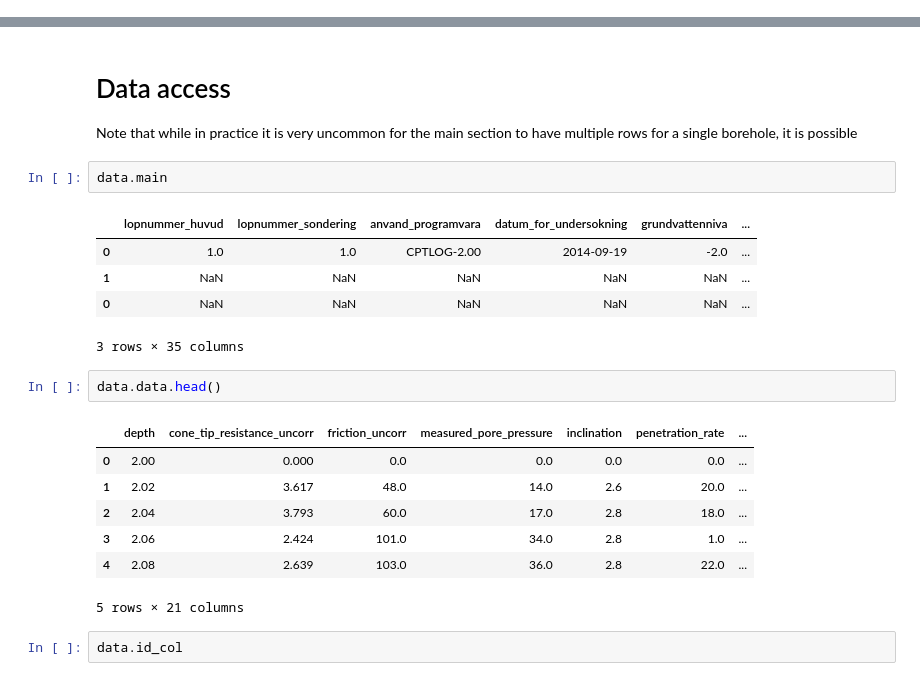
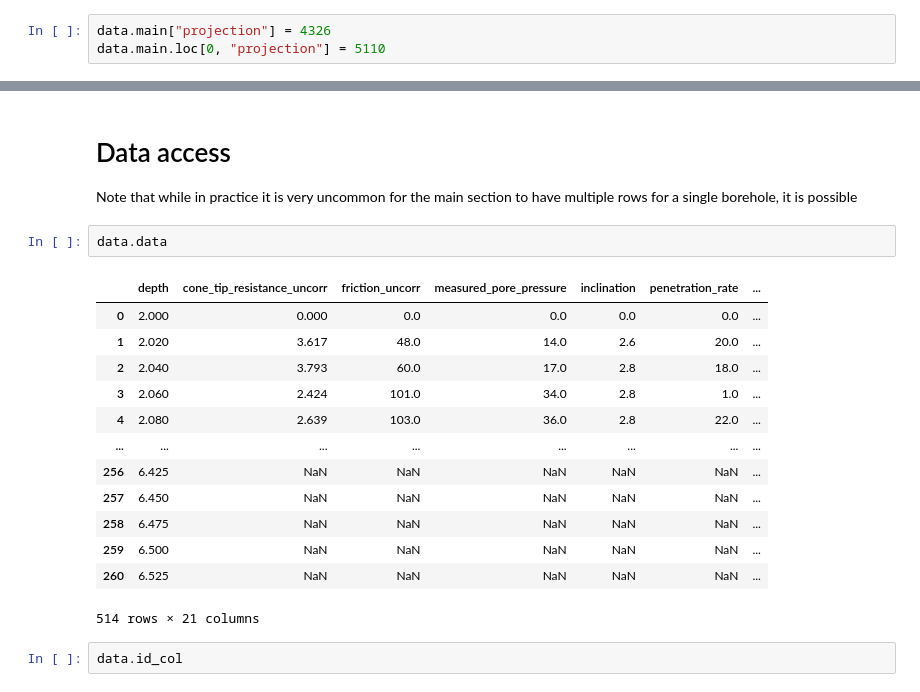
Before and after one commit to emerald-geomodelling/libsgfdata, a Jupyter notebook: docs/Example usage.ipynb, the cells around one changed output, grey strips where cells are left out. Drawn from its saved outputs; the diff is of its cells as text.

```diff
--- a/docs/Example usage.ipynb
+++ b/docs/Example usage.ipynb
@@ -22,6 +22,9 @@ Some of the non-standard extensions to the SGF data format, such as the Geotech
 data = libsgfdata.SGFData("../multi.sgf", normalize=True)
 # %% [markdown]
 or alternatively later using
+# %%
+data.main["projection"] = 4326
+data.main.loc[0, "projection"] = 5110
 # %%
 data = data.normalize()
 # %%
@@ -50,23 +60,21 @@ max                  0.0
 Note that while in practice it is very uncommon for the main section to have multiple rows
 for a single borehole, it is possible
 # %%
-data.main
+data.data
 # %% [output]
-|  | lopnummer_huvud | lopnummer_sondering | anvand_programvara | datum_for_undersokning | grundvattenniva | ... |
-| 0 | 1.0 | 1.0 | CPTLOG-2.00 | 2014-09-19 | -2.0 | ... |
-| 1 | NaN | NaN | NaN | NaN | NaN | ... |
-| 0 | NaN | NaN | NaN | NaN | NaN | ... |
+|  | depth | cone_tip_resistance_uncorr | friction_uncorr | measured_pore_pressure | inclination | penetration_rate | ... |
+| 0 | 2.000 | 0.000 | 0.0 | 0.0 | 0.0 | 0.0 | ... |
+| 1 | 2.020 | 3.617 | 48.0 | 14.0 | 2.6 | 20.0 | ... |
+| 2 | 2.040 | 3.793 | 60.0 | 17.0 | 2.8 | 18.0 | ... |
+| 3 | 2.060 | 2.424 | 101.0 | 34.0 | 2.8 | 1.0 | ... |
+| 4 | 2.080 | 2.639 | 103.0 | 36.0 | 2.8 | 22.0 | ... |
+| ... | ... | ... | ... | ... | ... | ... | ... |
+| 256 | 6.425 | NaN | NaN | NaN | NaN | NaN | ... |
+| 257 | 6.450 | NaN | NaN | NaN | NaN | NaN | ... |
+| 258 | 6.475 | NaN | NaN | NaN | NaN | NaN | ... |
+| 259 | 6.500 | NaN | NaN | NaN | NaN | NaN | ... |
+| 260 | 6.525 | NaN | NaN | NaN | NaN | NaN | ... |
-3 rows × 35 columns
+514 rows × 21 columns
-# %%
-data.data.head()
-# %% [output]
-|  | depth | cone_tip_resistance_uncorr | friction_uncorr | measured_pore_pressure | inclination | penetration_rate | ... |
-| 0 | 2.00 | 0.000 | 0.0 | 0.0 | 0.0 | 0.0 | ... |
-| 1 | 2.02 | 3.617 | 48.0 | 14.0 | 2.6 | 20.0 | ... |
-| 2 | 2.04 | 3.793 | 60.0 | 17.0 | 2.8 | 18.0 | ... |
-| 3 | 2.06 | 2.424 | 101.0 | 34.0 | 2.8 | 1.0 | ... |
-| 4 | 2.08 | 2.639 | 103.0 | 36.0 | 2.8 | 22.0 | ... |
-5 rows × 21 columns
 # %%
 data.id_col
 # %% [output]
```
Also changed, not shown: parts of 15 cells of this notebook, 3 other files.
